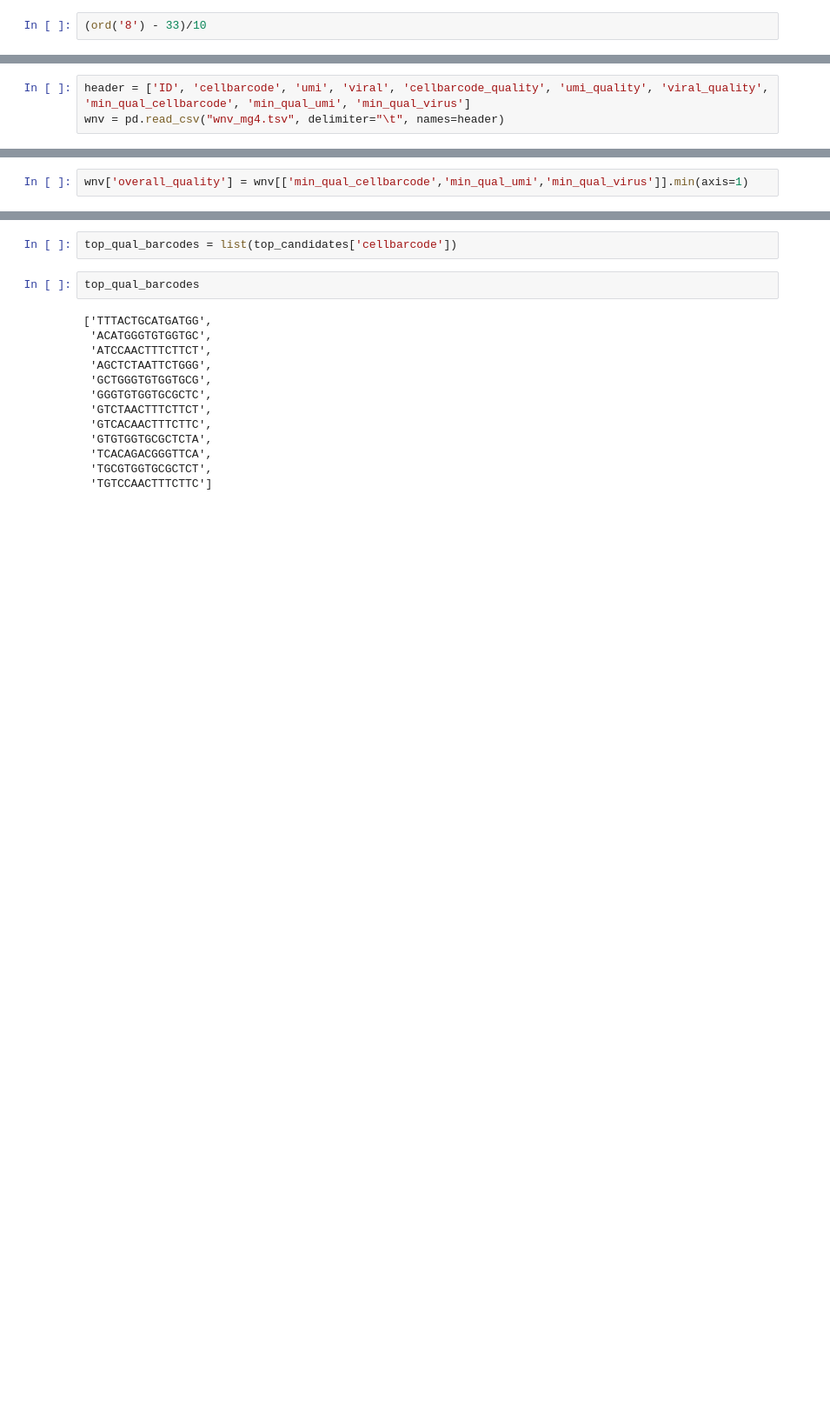
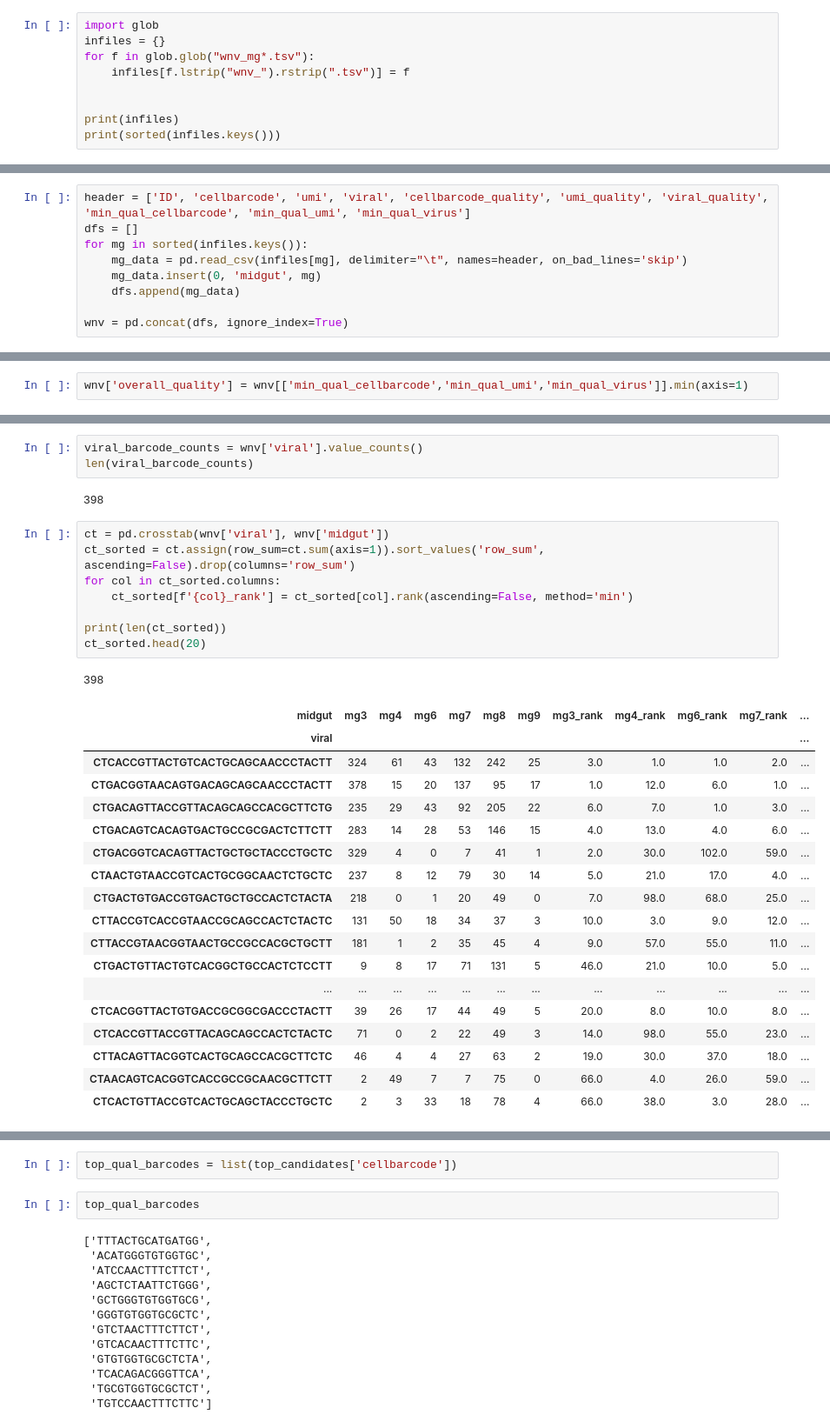
Before and after one commit to meekrob/ebel-sc-rna, a Jupyter notebook: fitz_scripts/analyze_barcode_hamming.ipynb, the cells around one changed output, grey strips where cells are left out. Shown at 87% size. Saved outputs shown, nothing was run; the diff lists cells and outputs as text; blank space fills up the shorter version.

```diff
--- a/fitz_scripts/analyze_barcode_hamming.ipynb
+++ b/fitz_scripts/analyze_barcode_hamming.ipynb
@@ -71,5 +76,12 @@ print(error_prob_to_phred33(overall_phred('FFFFFFFFFF:')))
 0.000630957344480193
 23
 # %%
-(ord('8') - 33)/10
+import glob
+infiles = {}
+for f in glob.glob("wnv_mg*.tsv"):
+    infiles[f.lstrip("wnv_").rstrip(".tsv")] = f
+
+
+print(infiles)
+print(sorted(infiles.keys()))
 # %% [output]
@@ -77,4 +90,10 @@ print(error_prob_to_phred33(overall_phred('FFFFFFFFFF:')))
 # %%
 header = ['ID', 'cellbarcode', 'umi', 'viral', 'cellbarcode_quality', 'umi_quality', 'viral_quality', 'min_qual_cellbarcode', 'min_qual_umi', 'min_qual_virus']
-wnv = pd.read_csv("wnv_mg4.tsv", delimiter="\t", names=header)
+dfs = []
+for mg in sorted(infiles.keys()):
+    mg_data = pd.read_csv(infiles[mg], delimiter="\t", names=header, on_bad_lines='skip')
+    mg_data.insert(0, 'midgut', mg)
+    dfs.append(mg_data)
+
+wnv = pd.concat(dfs, ignore_index=True)
 # %%
@@ -113,0 +141,33 @@ wnv
+# %%
+viral_barcode_counts = wnv['viral'].value_counts()
+len(viral_barcode_counts)
+# %% [output]
+398
+# %%
+ct = pd.crosstab(wnv['viral'], wnv['midgut'])
+ct_sorted = ct.assign(row_sum=ct.sum(axis=1)).sort_values('row_sum', ascending=False).drop(columns='row_sum')
+for col in ct_sorted.columns:
+    ct_sorted[f'{col}_rank'] = ct_sorted[col].rank(ascending=False, method='min')
+
+print(len(ct_sorted))
+ct_sorted.head(20)
+# %% [output]
+398
+| midgut | mg3 | mg4 | mg6 | mg7 | mg8 | mg9 | mg3_rank | mg4_rank | mg6_rank | mg7_rank | ... |
+| viral |  |  |  |  |  |  |  |  |  |  | ... |
+| CTCACCGTTACTGTCACTGCAGCAACCCTACTT | 324 | 61 | 43 | 132 | 242 | 25 | 3.0 | 1.0 | 1.0 | 2.0 | ... |
+| CTGACGGTAACAGTGACAGCAGCAACCCTACTT | 378 | 15 | 20 | 137 | 95 | 17 | 1.0 | 12.0 | 6.0 | 1.0 | ... |
+| CTGACAGTTACCGTTACAGCAGCCACGCTTCTG | 235 | 29 | 43 | 92 | 205 | 22 | 6.0 | 7.0 | 1.0 | 3.0 | ... |
+| CTGACAGTCACAGTGACTGCCGCGACTCTTCTT | 283 | 14 | 28 | 53 | 146 | 15 | 4.0 | 13.0 | 4.0 | 6.0 | ... |
+| CTGACGGTCACAGTTACTGCTGCTACCCTGCTC | 329 | 4 | 0 | 7 | 41 | 1 | 2.0 | 30.0 | 102.0 | 59.0 | ... |
+| CTAACTGTAACCGTCACTGCGGCAACTCTGCTC | 237 | 8 | 12 | 79 | 30 | 14 | 5.0 | 21.0 | 17.0 | 4.0 | ... |
+| CTGACTGTGACCGTGACTGCTGCCACTCTACTA | 218 | 0 | 1 | 20 | 49 | 0 | 7.0 | 98.0 | 68.0 | 25.0 | ... |
+| CTTACCGTCACCGTAACCGCAGCCACTCTACTC | 131 | 50 | 18 | 34 | 37 | 3 | 10.0 | 3.0 | 9.0 | 12.0 | ... |
+| CTTACCGTAACGGTAACTGCCGCCACGCTGCTT | 181 | 1 | 2 | 35 | 45 | 4 | 9.0 | 57.0 | 55.0 | 11.0 | ... |
+| CTGACTGTTACTGTCACGGCTGCCACTCTCCTT | 9 | 8 | 17 | 71 | 131 | 5 | 46.0 | 21.0 | 10.0 | 5.0 | ... |
+| ... | ... | ... | ... | ... | ... | ... | ... | ... | ... | ... | ... |
+| CTCACGGTTACTGTGACCGCGGCGACCCTACTT | 39 | 26 | 17 | 44 | 49 | 5 | 20.0 | 8.0 | 10.0 | 8.0 | ... |
+| CTCACCGTTACCGTTACAGCAGCCACTCTACTC | 71 | 0 | 2 | 22 | 49 | 3 | 14.0 | 98.0 | 55.0 | 23.0 | ... |
+| CTTACAGTTACGGTCACTGCAGCCACGCTTCTC | 46 | 4 | 4 | 27 | 63 | 2 | 19.0 | 30.0 | 37.0 | 18.0 | ... |
+| CTAACAGTCACGGTCACCGCCGCAACGCTTCTT | 2 | 49 | 7 | 7 | 75 | 0 | 66.0 | 4.0 | 26.0 | 59.0 | ... |
+| CTCACTGTTACCGTCACTGCAGCTACCCTGCTC | 2 | 3 | 33 | 18 | 78 | 4 | 66.0 | 38.0 | 3.0 | 28.0 | ... |
```
Also changed, not shown: parts of 14 cells of this notebook.
